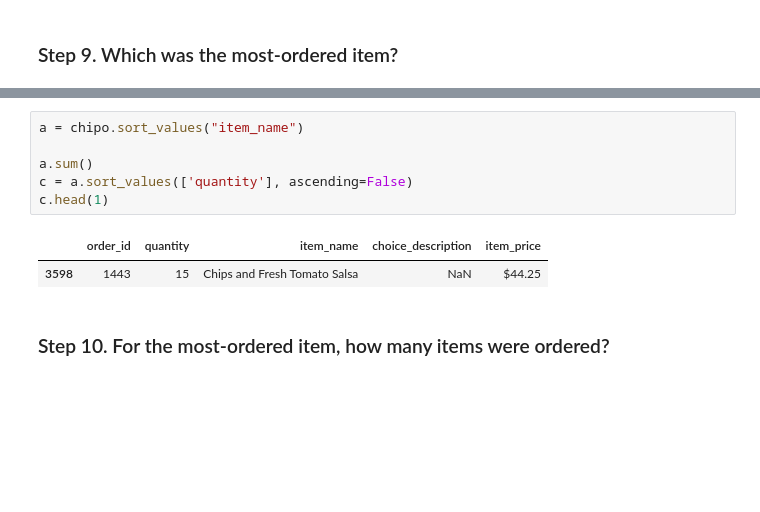
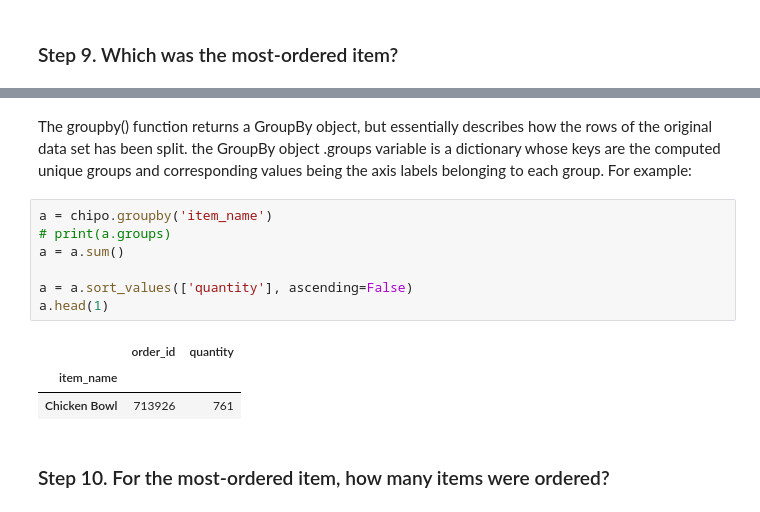
Before and after one commit to chaseinstead/pandas-exercises, a Jupyter notebook: 01_Getting_&_Knowing_Your_Data/Chipotle/Exercises.ipynb, the cells around one changed output, grey strips where cells are left out. Drawn from its saved outputs; the diff is of its cells as text; blank space fills up the shorter version.

```diff
--- a/01_Getting_&_Knowing_Your_Data/Chipotle/Exercises.ipynb
+++ b/01_Getting_&_Knowing_Your_Data/Chipotle/Exercises.ipynb
@@ -133,11 +133,15 @@ RangeIndex(start=0, stop=4622, step=1)
+# %% [markdown]
+The groupby() function returns a GroupBy object, but essentially describes how the rows of the original data set has been split. the GroupBy object .groups variable is a dictionary whose keys are the computed unique groups and corresponding values being the axis labels belonging to each group. For example:
 # %%
-a = chipo.sort_values("item_name")
+a = chipo.groupby('item_name')
+# print(a.groups)
+a = a.sum()
 
-a.sum()
-c = a.sort_values(['quantity'], ascending=False)
-c.head(1)
+a = a.sort_values(['quantity'], ascending=False)
+a.head(1)
 # %% [output]
-|  | order_id | quantity | item_name | choice_description | item_price |
-| 3598 | 1443 | 15 | Chips and Fresh Tomato Salsa | NaN | $44.25 |
+|  | order_id | quantity |
+| item_name |  |  |
+| Chicken Bowl | 713926 | 761 |
 # %% [markdown]
 ### Step 10. For the most-ordered item, how many items were ordered?
```
Also changed, not shown: parts of 10 cells of this notebook.
